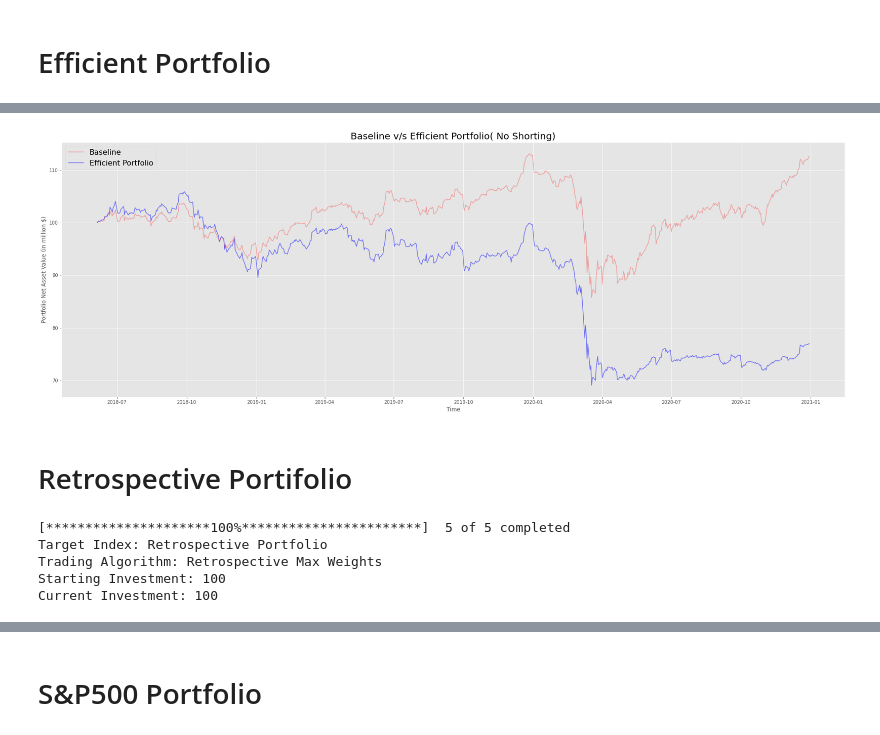
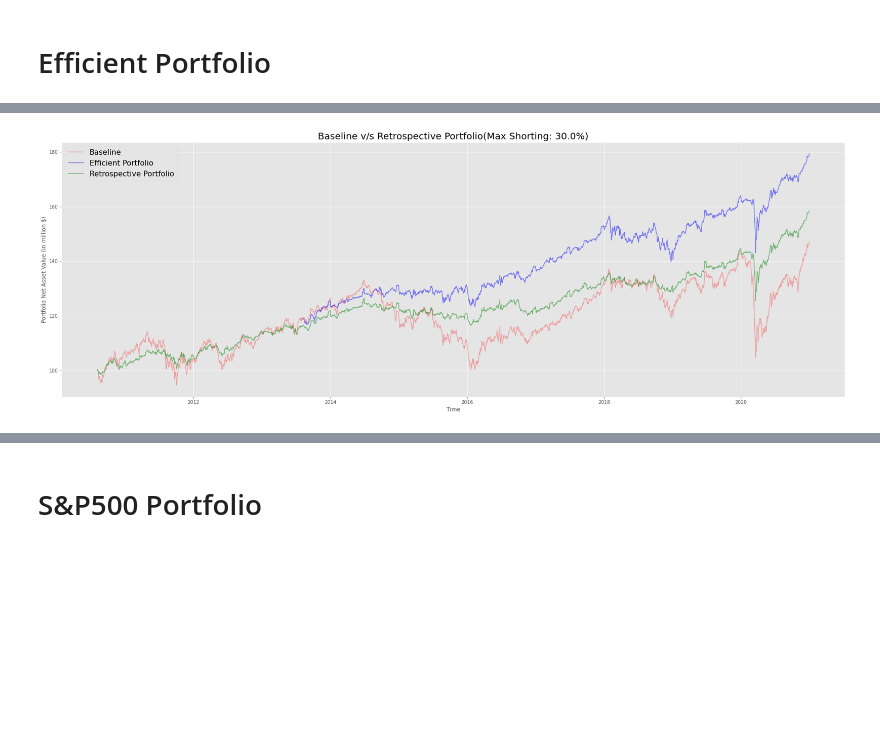
Before and after one commit to rohitashwachaks/finance, a Jupyter notebook: InvestmentStategies - Vito/HW3/portfolio.ipynb, the cells around one changed output, grey strips where cells are left out. Cells and saved outputs as stored; diff of their text form; code cells hidden in the pictures; blank space fills up the shorter version.

```diff
--- a/InvestmentStategies - Vito/HW3/portfolio.ipynb
+++ b/InvestmentStategies - Vito/HW3/portfolio.ipynb
@@ -194,0 +248,16 @@ Reconstitution on: 05-Jun-2018
+# %%
+retrospective_val = pd.Series([], dtype=float)
+retrospective_returns = pd.Series([], dtype=float)
+
+retrospective_weights = pd.DataFrame(index = portfolio_tickers, dtype=float)
+
+for date in stock_data.index:
+    tmpdf = stock_data.loc[date]
+    tmpdf = tmpdf.unstack().T
+    valuation, returns =  retrospective_portfolio.run(date= date, price= tmpdf, tickerlist = portfolio_tickers)
+    if (valuation, returns) == (-1,-1):
+        print(retrospective_val.index[-1],date.date(), valuation, returns)
+        continue
+    retrospective_val[date] = valuation
+    retrospective_returns[date] = returns
+    retrospective_weights[date] = retrospective_portfolio.weights
@@ -195,10 +299,13 @@ Reconstitution on: 05-Jun-2018
 # %% [markdown]
 # Efficient Portfolio
+# %%
+sharpe_lookback = "3 Y"
+stock_data = stock_data[stock_data.index > (stock_data.index[0] +  pd.Timedelta(sharpe_lookback))]
 # %%
-capm_portfolio = Portfolio(target="Efficient Portfolio",
-                        tickerset= ticker_set, investment= 100,
+maxsharpe_portfolio = Portfolio(target="Efficient Portfolio",
+                        tickerset= ticker_set, investment= benchmark_val[stock_data.index[0]],
                         trading_algo= "capm_Algo", rebalance=1)
 
-capm_portfolio.trading_algo.init_params()
-capm_portfolio.echo()
+maxsharpe_portfolio.trading_algo.init_params(lever = 0.3, lookback = sharpe_lookback)
+maxsharpe_portfolio.echo()
 # %% [output]
@@ -210,13 +318,16 @@ Current Investment: 100
 portfolio_val = pd.Series([], dtype=float)
 portfolio_returns = pd.Series([], dtype=float)
 
+portfolio_weights = pd.DataFrame(index = portfolio_tickers, dtype=float)
+
 for date in stock_data.index:
     tmpdf = stock_data.loc[date]
     tmpdf = tmpdf.unstack().T
-    valuation, returns =  capm_portfolio.run(date= date, price= tmpdf, tickerlist = portfolio_tickers)
+    valuation, returns =  maxsharpe_portfolio.run(date= date, price= tmpdf, tickerlist = portfolio_tickers)
     if (valuation, returns) == (-1,-1):
         print(portfolio_val.index[-1],date.date(), valuation, returns)
         continue
     portfolio_val[date] = valuation
     portfolio_returns[date] = returns
+    portfolio_weights[date] = maxsharpe_portfolio.weights
 # %% [output]
@@ -240,27 +356,13 @@ Restricted license - for non-production use only - expires 2022-01-13
 # %%
 plt.figure().set_size_inches(30, 10,  forward=True)
 
 plt.plot(benchmark_val, color = "red", alpha = 0.3, label = benchmark_portfolio.target)
-plt.plot(portfolio_val, color = "blue", alpha = 0.5, label = capm_portfolio.target)
+plt.plot(portfolio_val, color = "blue", alpha = 0.5, label = maxsharpe_portfolio.target)
+plt.plot(retrospective_val, color = "green", alpha = 0.5, label = retrospective_portfolio.target)
 plt.legend(fontsize = 16)
 plt.xlabel("Time")
 plt.ylabel("Portfolio Net Asset Value (in million $)")
-plt.title("Baseline v/s Efficient Portfolio( No Shorting)", fontsize = 20)
+plt.title("Baseline v/s Retrospective Portfolio(Max Shorting: {short}%)".format(short = maxsharpe_portfolio.trading_algo.max_leverage*100), fontsize = 20)
 plt.show()
 # %% [output]
-[figure, old version]
+[figure, new version]
-# %% [markdown]
-# Retrospective Portifolio
-# %%
-retrospective_portfolio = Portfolio(target="Retrospective Portfolio",
-                        tickerset= ticker_set, investment= 100,
-                        trading_algo= "retrospective_sharpe_Algo", rebalance=1)
-
-retrospective_portfolio.trading_algo.init_params(ticker_list= portfolio_tickers, lever=0.5)
-retrospective_portfolio.echo()
-# %% [output]
-[*********************100%***********************]  5 of 5 completed
-Target Index: Retrospective Portfolio
-Trading Algorithm: Retrospective Max Weights
-Starting Investment: 100
-Current Investment: 100
```
Also changed, not shown: parts of 44 cells of this notebook, 6 other files.
